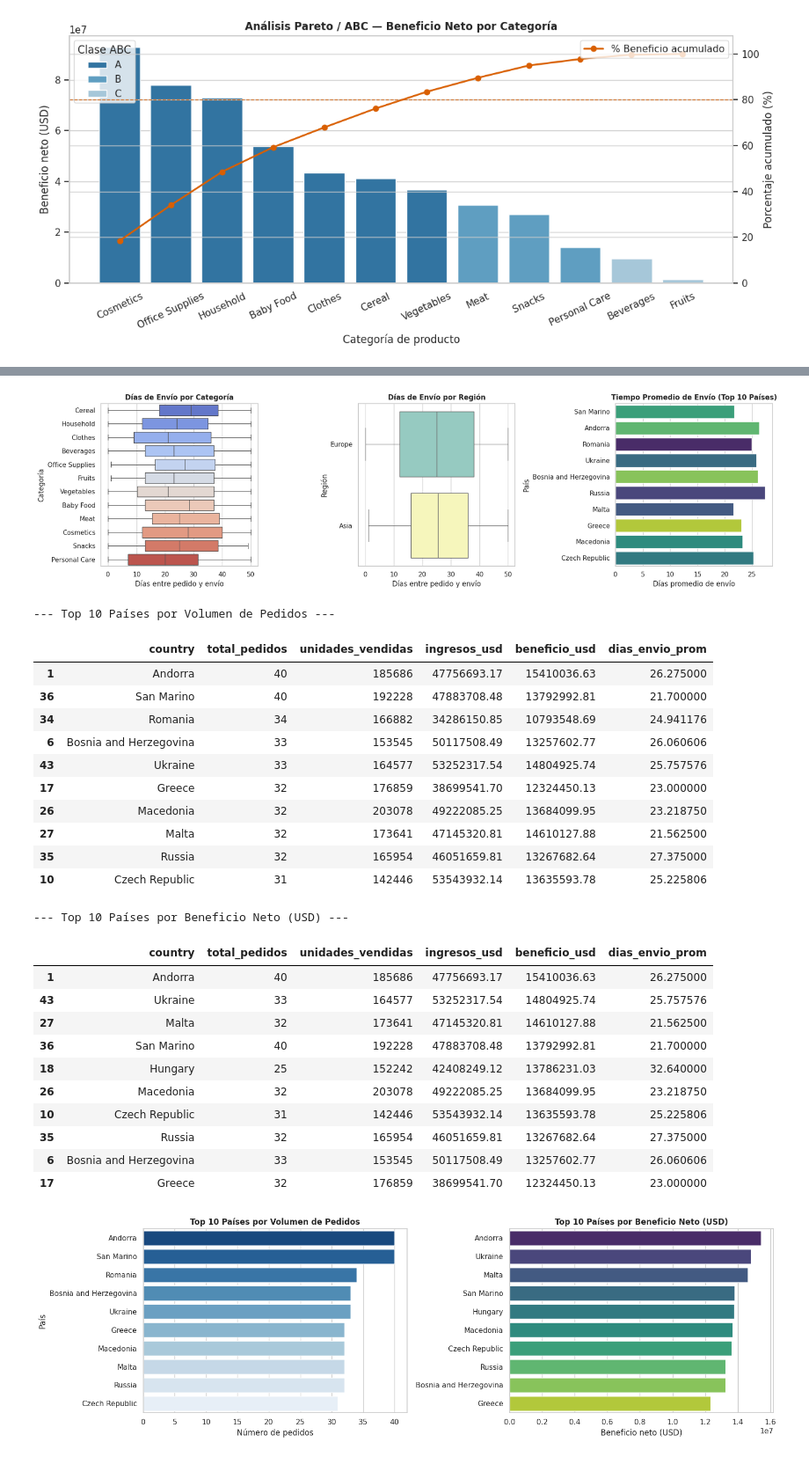
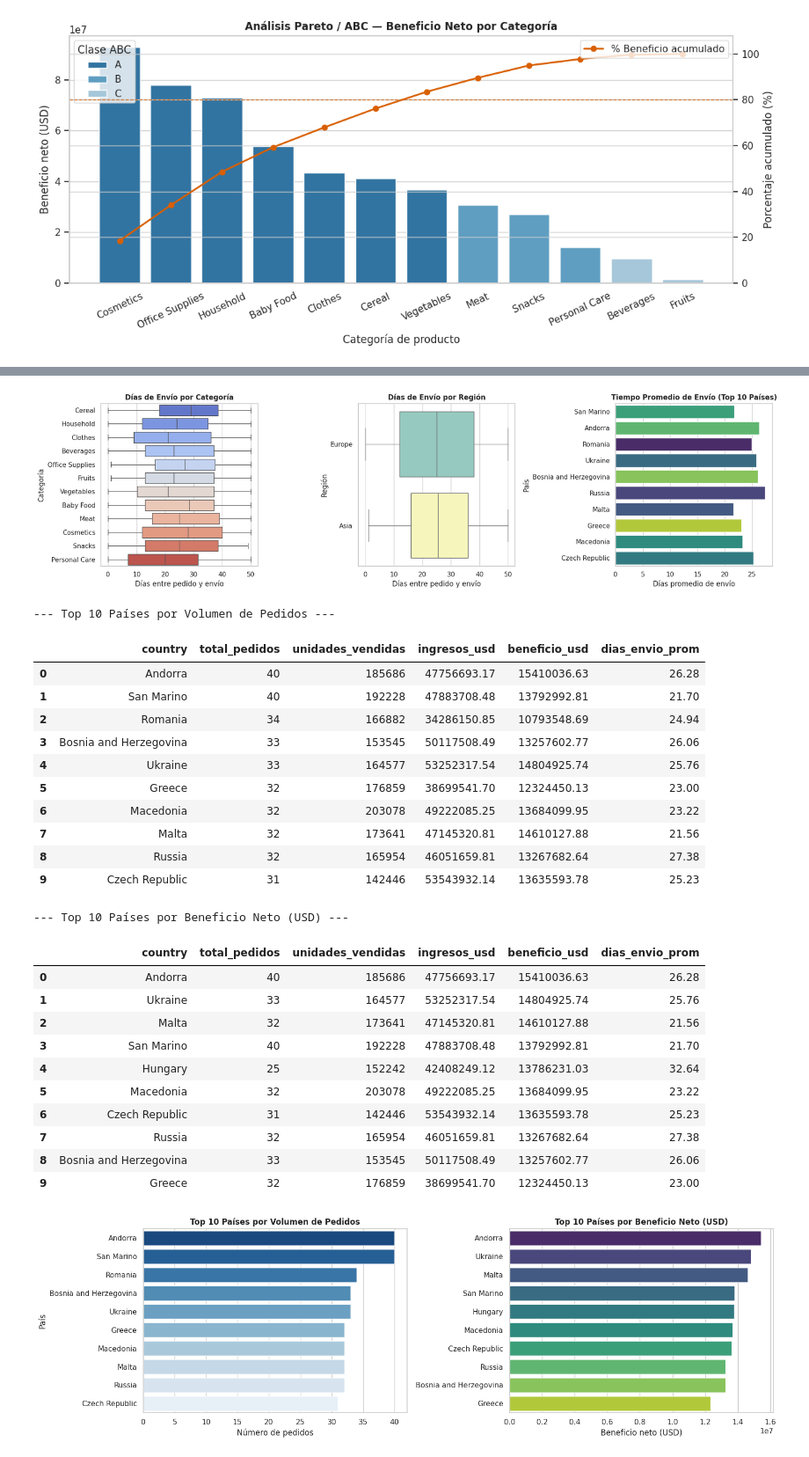
Before and after one commit to rorellana-analytics/data-analytics-portfolio, a Jupyter notebook: Analisis_Ventas_Globales_Python.ipynb, the cells around one changed output, grey strips where cells are left out. Shown at 88% size. Cells and saved outputs as stored; diff of their text form; code cells hidden in the pictures.

```diff
--- a/Analisis_Ventas_Globales_Python.ipynb
+++ b/Analisis_Ventas_Globales_Python.ipynb
@@ -345,7 +480,14 @@ events['shipping_days'] = (events['Ship Date'] - events['Order Date']).dt.days
 # 4. Imputar los 2 valores faltantes de 'Units Sold' con la mediana de su mismo Product ID
 # (Conserva los 1,330 pedidos; en la hoja de cálculo depurada sin vacíos se reportan 1,328 pedidos)
 mediana_por_producto = events.groupby('Product ID')['Units Sold'].transform('median')
-events['Units Sold'] = events['Units Sold'].fillna(mediana_por_producto).round().astype(int)
+mediana_global = events['Units Sold'].median()
+events['Units Sold'] = (
+    events['Units Sold']
+    .fillna(mediana_por_producto)
+    .fillna(mediana_global)
+    .round()
+    .astype(int)
+)
 
 # ==============================================================================
 # ETAPA 3.1: COMBINACIÓN DE TABLAS (MERGE) Y CREACIÓN DE MÉTRICAS FINANCIERAS
@@ -401,7 +543,9 @@ total_unidades = df['units_sold'].sum()
 ingresos_totales = df['revenue'].sum()
 costos_totales = df['cost'].sum()
 beneficio_total = df['profit'].sum()
-margen_global = (beneficio_total / ingresos_totales) * 100
+margen_global = float(
+    np.where(ingresos_totales != 0, (beneficio_total / ingresos_totales) * 100, np.nan)
+)
 ticket_promedio = df['revenue'].mean()
 paises_cubiertos = df[df['country'] != 'Unknown']['country'].nunique()
 regiones_cubiertas = df[df['region'] != 'Unknown']['region'].nunique()
@@ -695,6 +849,11 @@ Registros en df_geo (con país conocido): 1248 de 1330 pedidos totales.
 | 0 | Offline | 8.741879e+08 | 2.538612e+08 |
 | 1 | Online | 8.303688e+08 | 2.479679e+08 |
 # %%
+try:
+    display
+except NameError:
+    display = print
+
 # ==============================================================================
 # 0. ASEGURAR df_geo (EXCLUYENDO REGISTROS SIN PAÍS / 'Unknown')
 # ==============================================================================
@@ -704,7 +863,7 @@ if 'df_geo' not in locals():
 # ==============================================================================
 # 1. ANÁLISIS DE DÍAS DE ENVÍO (CATEGORÍA, REGIÓN Y TOP 10 PAÍSES POR PEDIDOS)
 # ==============================================================================
-top10_names = df_geo['country'].value_counts().head(10).index
+top10_names = list(df_geo['country'].value_counts().head(10).index)
 
 fig, axes = plt.subplots(1, 3, figsize=(18, 5))
 
@@ -759,14 +918,14 @@ resumen_paises = (
     )
 )
 
-top10_pedidos = resumen_paises.sort_values(by='total_pedidos', ascending=False).head(10)
-top10_beneficio = resumen_paises.sort_values(by='beneficio_usd', ascending=False).head(10)
+top10_pedidos = resumen_paises.sort_values(by='total_pedidos', ascending=False).head(10).reset_index(drop=True)
+top10_beneficio = resumen_paises.sort_values(by='beneficio_usd', ascending=False).head(10).reset_index(drop=True)
 
 print("--- Top 10 Países por Volumen de Pedidos ---")
-display(top10_pedidos)
+display(top10_pedidos.round(2))
 
 print("\n--- Top 10 Países por Beneficio Neto (USD) ---")
-display(top10_beneficio)
+display(top10_beneficio.round(2))
 
 fig, axes = plt.subplots(1, 2, figsize=(16, 5))
 
@@ -800,55 +959,55 @@ axes[1].set_title('Top 10 Países por Beneficio Neto (USD)', fontweight='bold')
 axes[1].set_xlabel('Beneficio neto (USD)')
 axes[1].set_ylabel('')
 
 plt.tight_layout()
 plt.show()
 
 # ==============================================================================
 # 3. MEJORA AÑADIDA: DISPERSIÓN DE ENVÍOS Y NOTA METODOLÓGICA / DE NEGOCIO
 # ==============================================================================
 print("\n--- Resumen de dispersión de días de envío (df global, N =", len(df), "pedidos) ---")
 display(df['shipping_days'].agg(['count', 'mean', 'median', 'std', 'min', 'max']).to_frame().T.round(2))
 
 print("\n--- Resumen de días de envío por categoría (media, mediana y desv. estándar) ---")
 display(
     df.groupby('product_category', as_index=False)['shipping_days']
     .agg(media='mean', mediana='median', desv_est='std', min='min', max='max')
     .round(2)
 )
 
 print(
     "Nota analítica y de negocio: observar la dispersión (IQR y desviación estándar) por categoría y región "
     "complementa al promedio. Aunque el tiempo de envío tenga baja relación lineal directa con el beneficio "
     "registrado, en operación real la variabilidad logística puede afectar satisfacción, cancelaciones o "
     "recompra (aspectos no capturados en este dataset). Base: 1,330 pedidos con imputación por mediana en "
     "units_sold (frente a 1,328 pedidos sin vacíos en hojas de cálculo); df_geo excluye registros 'Unknown'."
 )
 # %% [output]
 [figure]
 --- Top 10 Países por Volumen de Pedidos ---
 |  | country | total_pedidos | unidades_vendidas | ingresos_usd | beneficio_usd | dias_envio_prom |
-| 1 | Andorra | 40 | 185686 | 47756693.17 | 15410036.63 | 26.275000 |
-| 36 | San Marino | 40 | 192228 | 47883708.48 | 13792992.81 | 21.700000 |
-| 34 | Romania | 34 | 166882 | 34286150.85 | 10793548.69 | 24.941176 |
-| 6 | Bosnia and Herzegovina | 33 | 153545 | 50117508.49 | 13257602.77 | 26.060606 |
-| 43 | Ukraine | 33 | 164577 | 53252317.54 | 14804925.74 | 25.757576 |
-| 17 | Greece | 32 | 176859 | 38699541.70 | 12324450.13 | 23.000000 |
-| 26 | Macedonia | 32 | 203078 | 49222085.25 | 13684099.95 | 23.218750 |
-| 27 | Malta | 32 | 173641 | 47145320.81 | 14610127.88 | 21.562500 |
-| 35 | Russia | 32 | 165954 | 46051659.81 | 13267682.64 | 27.375000 |
-| 10 | Czech Republic | 31 | 142446 | 53543932.14 | 13635593.78 | 25.225806 |
+| 0 | Andorra | 40 | 185686 | 47756693.17 | 15410036.63 | 26.28 |
+| 1 | San Marino | 40 | 192228 | 47883708.48 | 13792992.81 | 21.70 |
+| 2 | Romania | 34 | 166882 | 34286150.85 | 10793548.69 | 24.94 |
+| 3 | Bosnia and Herzegovina | 33 | 153545 | 50117508.49 | 13257602.77 | 26.06 |
+| 4 | Ukraine | 33 | 164577 | 53252317.54 | 14804925.74 | 25.76 |
+| 5 | Greece | 32 | 176859 | 38699541.70 | 12324450.13 | 23.00 |
+| 6 | Macedonia | 32 | 203078 | 49222085.25 | 13684099.95 | 23.22 |
+| 7 | Malta | 32 | 173641 | 47145320.81 | 14610127.88 | 21.56 |
+| 8 | Russia | 32 | 165954 | 46051659.81 | 13267682.64 | 27.38 |
+| 9 | Czech Republic | 31 | 142446 | 53543932.14 | 13635593.78 | 25.23 |
 --- Top 10 Países por Beneficio Neto (USD) ---
 |  | country | total_pedidos | unidades_vendidas | ingresos_usd | beneficio_usd | dias_envio_prom |
-| 1 | Andorra | 40 | 185686 | 47756693.17 | 15410036.63 | 26.275000 |
-| 43 | Ukraine | 33 | 164577 | 53252317.54 | 14804925.74 | 25.757576 |
-| 27 | Malta | 32 | 173641 | 47145320.81 | 14610127.88 | 21.562500 |
-| 36 | San Marino | 40 | 192228 | 47883708.48 | 13792992.81 | 21.700000 |
-| 18 | Hungary | 25 | 152242 | 42408249.12 | 13786231.03 | 32.640000 |
-| 26 | Macedonia | 32 | 203078 | 49222085.25 | 13684099.95 | 23.218750 |
-| 10 | Czech Republic | 31 | 142446 | 53543932.14 | 13635593.78 | 25.225806 |
-| 35 | Russia | 32 | 165954 | 46051659.81 | 13267682.64 | 27.375000 |
-| 6 | Bosnia and Herzegovina | 33 | 153545 | 50117508.49 | 13257602.77 | 26.060606 |
-| 17 | Greece | 32 | 176859 | 38699541.70 | 12324450.13 | 23.000000 |
+| 0 | Andorra | 40 | 185686 | 47756693.17 | 15410036.63 | 26.28 |
+| 1 | Ukraine | 33 | 164577 | 53252317.54 | 14804925.74 | 25.76 |
+| 2 | Malta | 32 | 173641 | 47145320.81 | 14610127.88 | 21.56 |
+| 3 | San Marino | 40 | 192228 | 47883708.48 | 13792992.81 | 21.70 |
+| 4 | Hungary | 25 | 152242 | 42408249.12 | 13786231.03 | 32.64 |
+| 5 | Macedonia | 32 | 203078 | 49222085.25 | 13684099.95 | 23.22 |
+| 6 | Czech Republic | 31 | 142446 | 53543932.14 | 13635593.78 | 25.23 |
+| 7 | Russia | 32 | 165954 | 46051659.81 | 13267682.64 | 27.38 |
+| 8 | Bosnia and Herzegovina | 33 | 153545 | 50117508.49 | 13257602.77 | 26.06 |
+| 9 | Greece | 32 | 176859 | 38699541.70 | 12324450.13 | 23.00 |
 [figure]
 --- Resumen de dispersión de días de envío (df global, N = 1330 pedidos) ---
 |  | count | mean | median | std | min | max |
```
Also changed, not shown: parts of 9 cells of this notebook.
